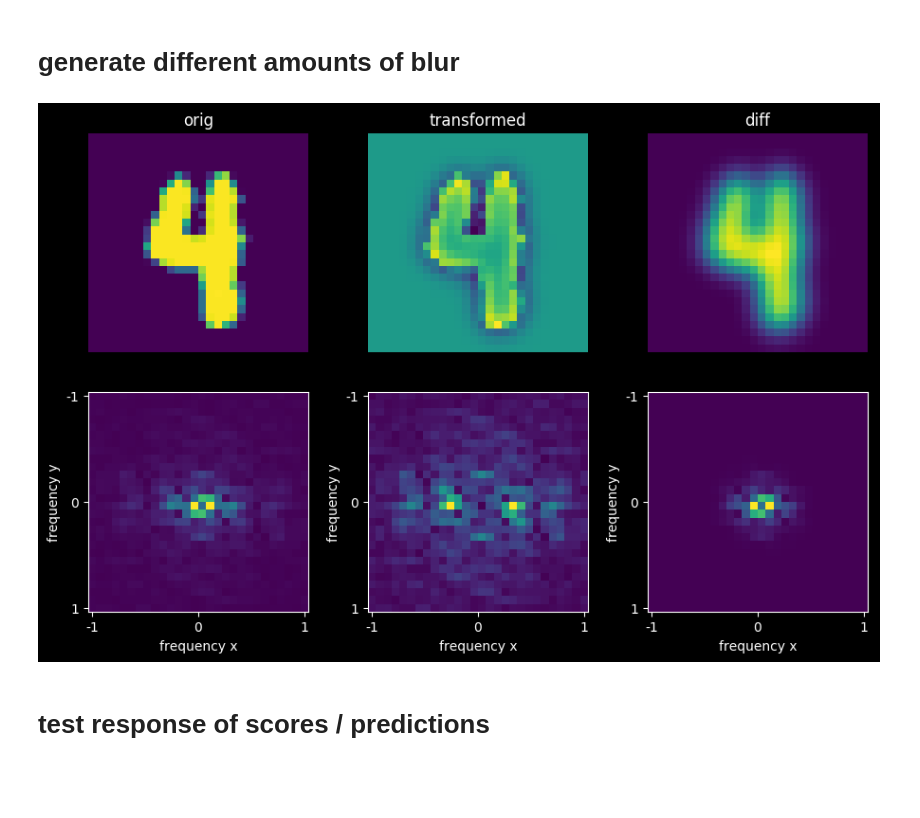
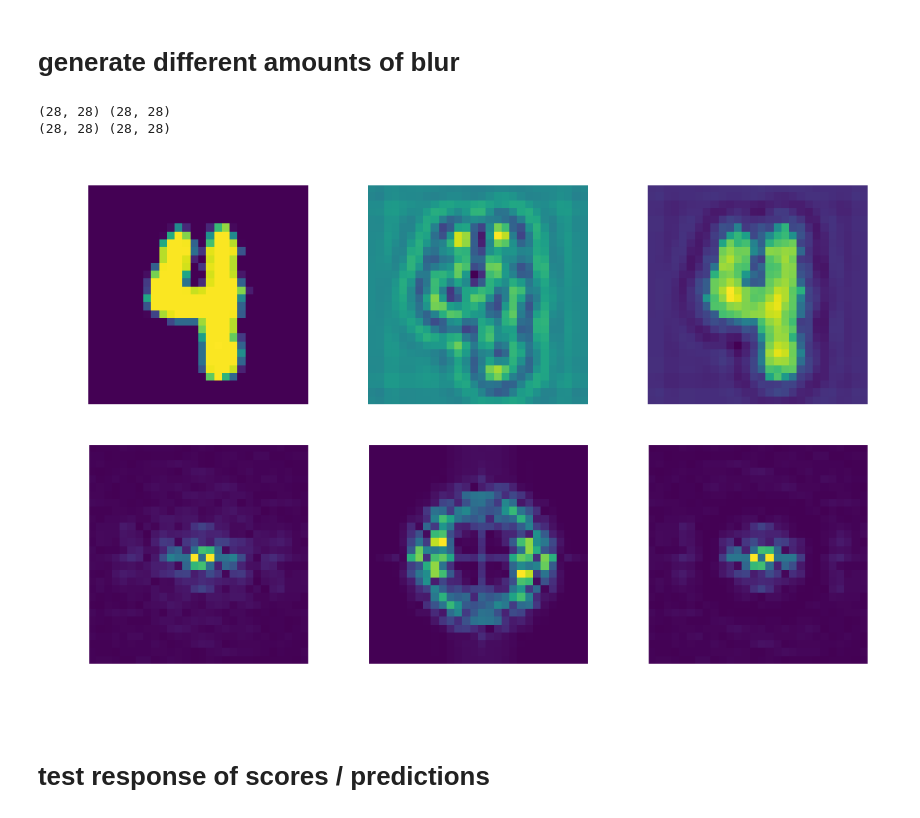
Before and after one commit to Yu-Group/adaptive-wavelets, a Jupyter notebook: experiments/mnist_freq.ipynb, the cells around one changed output. Saved outputs shown, nothing was run; the diff lists cells and outputs as text; code cells hidden in the pictures; blank space fills up the shorter version.

Commit message:
add bandpass filter

```diff
--- a/experiments/mnist_freq.ipynb
+++ b/experiments/mnist_freq.ipynb
@@ -82,21 +82,33 @@ class Transforms:
             lower_freqs = gaussian_filter(x, sigma=self.sigma + delta)
             higher_freqs = gaussian_filter(x, sigma=self.sigma - delta)
             out = higher_freqs - lower_freqs
-            return torch.Tensor(out).reshape(1, 1, 28 , 28)
+            return torch.Tensor(out).reshape(1, 1, 28, 28)
         else:
             lower_freqs = gaussian_filter(x, sigma=self.sigma + delta)
             higher_freqs = gaussian_filter(x, sigma=self.sigma - delta)
             out = higher_freqs - lower_freqs
             return out
+    def alan_bandpass_filter(self, x, delta=0.05): #low, high):
+        low = self.sigma - delta
+        high = self.sigma + delta
+        if 'Tensor' in str(type(x)):
+            x = x.cpu().numpy().squeeze()
+            out = alan_bandpass_filter(x, cutoff_low=low, cutoff_high=high)
+            return torch.Tensor(out).reshape(1, 1, 28, 28)
+        return alan_bandpass_filter(x, cutoff_low=low, cutoff_high=high)
+
 t = Transforms()
 # %%
 t.sigma = 5e-1
 # t.sigma = 1e-9
-transform = t.bandpass_filter
+# transform = t.bandpass_filter
 # transform = t.gaussian_filter
+transform = t.alan_bandpass_filter
 visualize(im_orig, transform)
 # %% [output]
+(28, 28) (28, 28)
+(28, 28) (28, 28)
-[figure, old version]
+[figure, new version]
 # %% [markdown]
 # test response of scores / predictions
 # %% [markdown]
```
Also changed, not shown: parts of 3 cells of this notebook, 1 other file.
